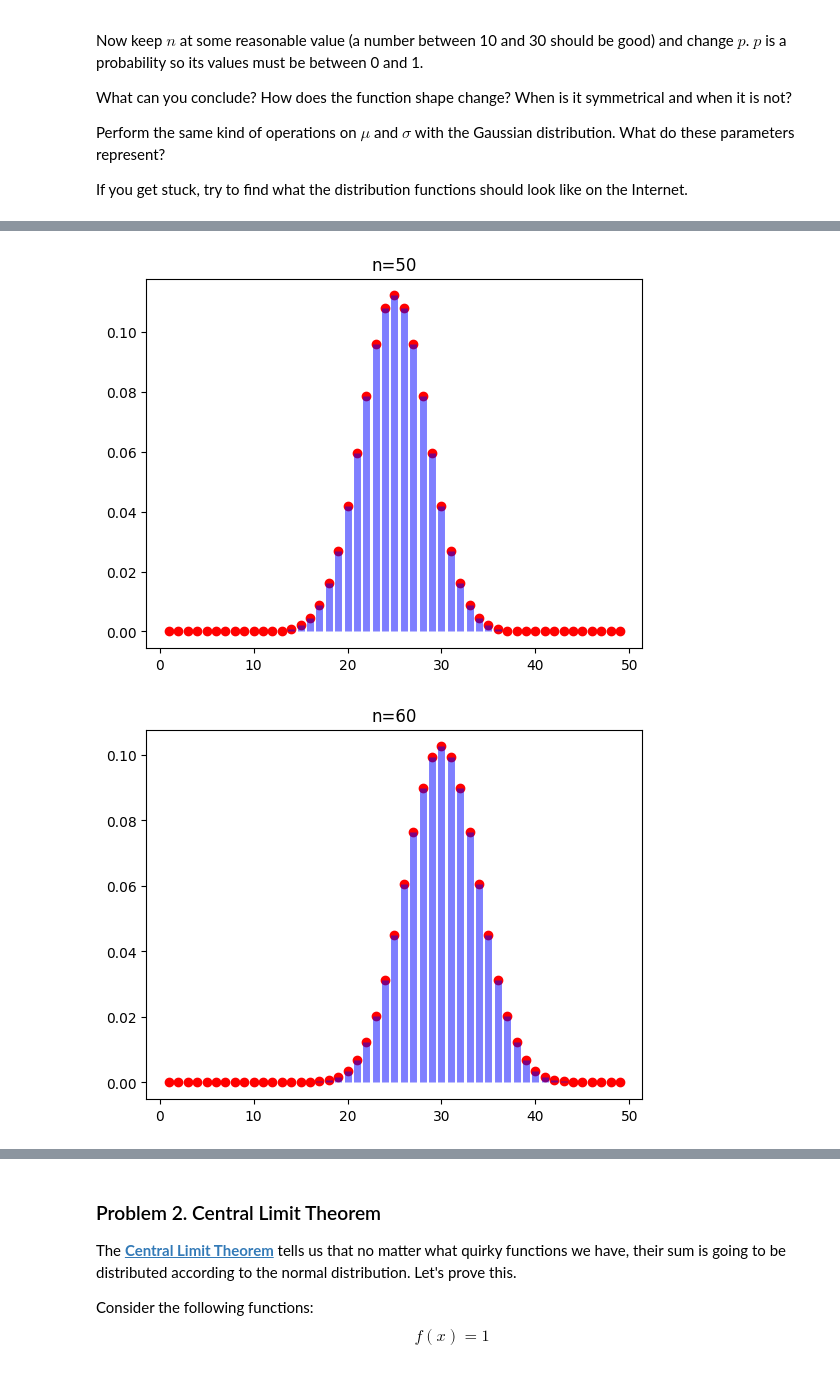
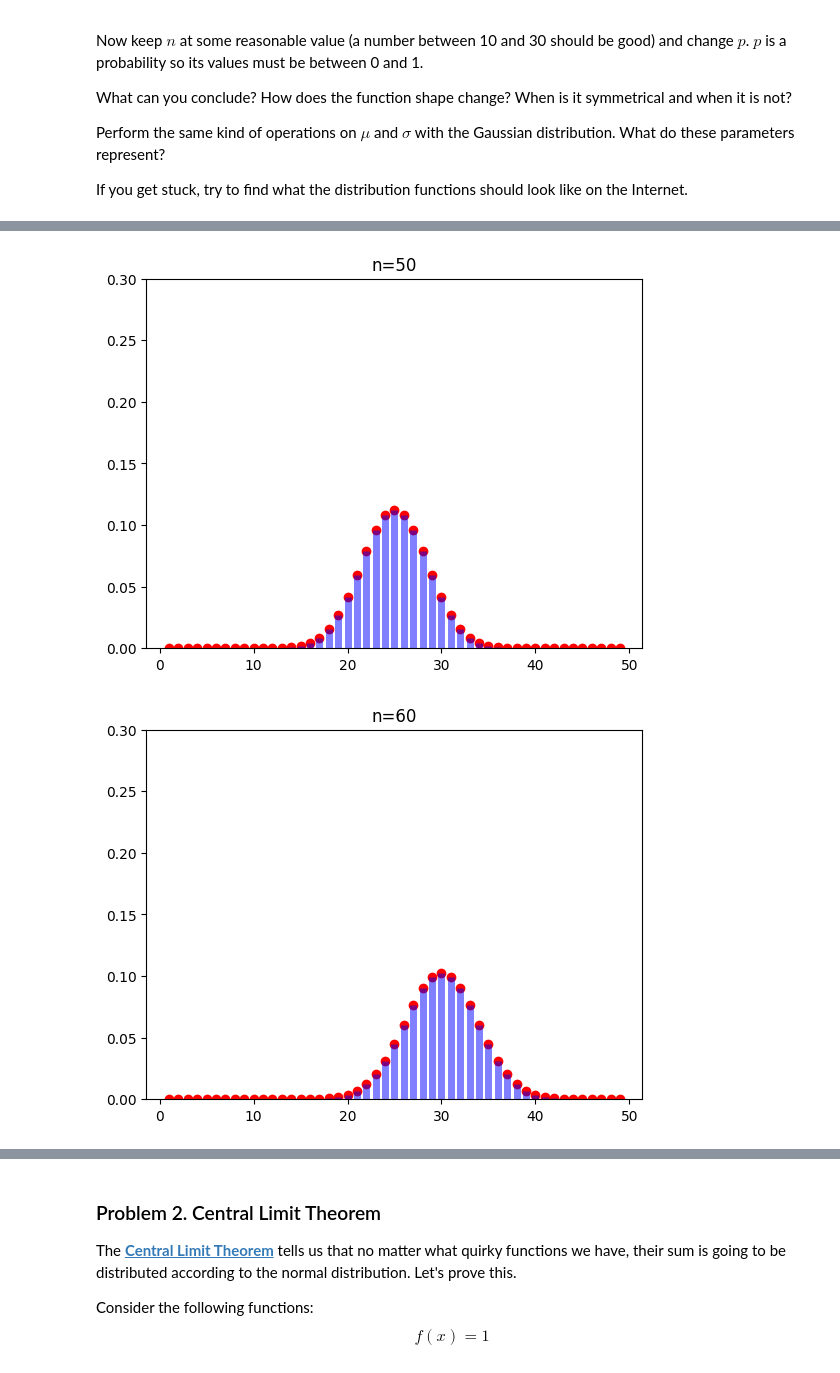
Before and after one commit to plamensve/Math-Concepts, a Jupyter notebook: 05-Probability and Combinatorics/EXERCISE/Probability and Combinatorics Exercise.ipynb, the cells around one changed output, grey strips where cells are left out. Cells and saved outputs as stored; diff of their text form; code cells hidden in the pictures.

```diff
--- a/05-Probability and Combinatorics/EXERCISE/Probability and Combinatorics Exercise.ipynb
+++ b/05-Probability and Combinatorics/EXERCISE/Probability and Combinatorics Exercise.ipynb
@@ -70,5 +70,6 @@ If you get stuck, try to find what the distribution functions should look like o
 # %%
 for n in [5, 10, 15,  20, 25, 30, 35, 40, 50, 60]:
     x_binomial = np.arange(1, 50)
+    plt.ylim(0, 0.3)
     plot_binomial_distribution(x_binomial, n, 0.5, title=f'n={n}')
 # %% [output]
@@ -83,2 +84,2 @@ for n in [5, 10, 15,  20, 25, 30, 35, 40, 50, 60]:
-[figure, old version]
+[figure, new version]
-[figure, old version]
+[figure, new version]
```
Also changed, not shown: parts of 6 cells of this notebook.
